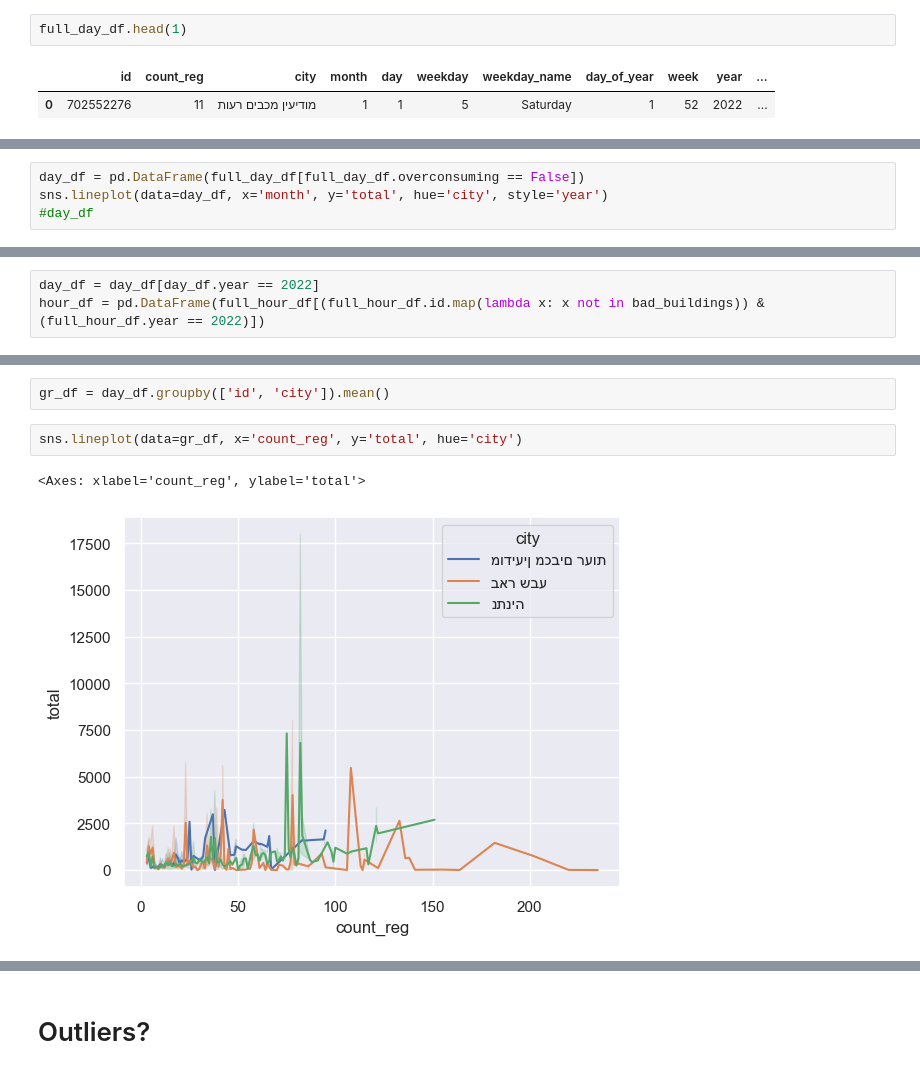
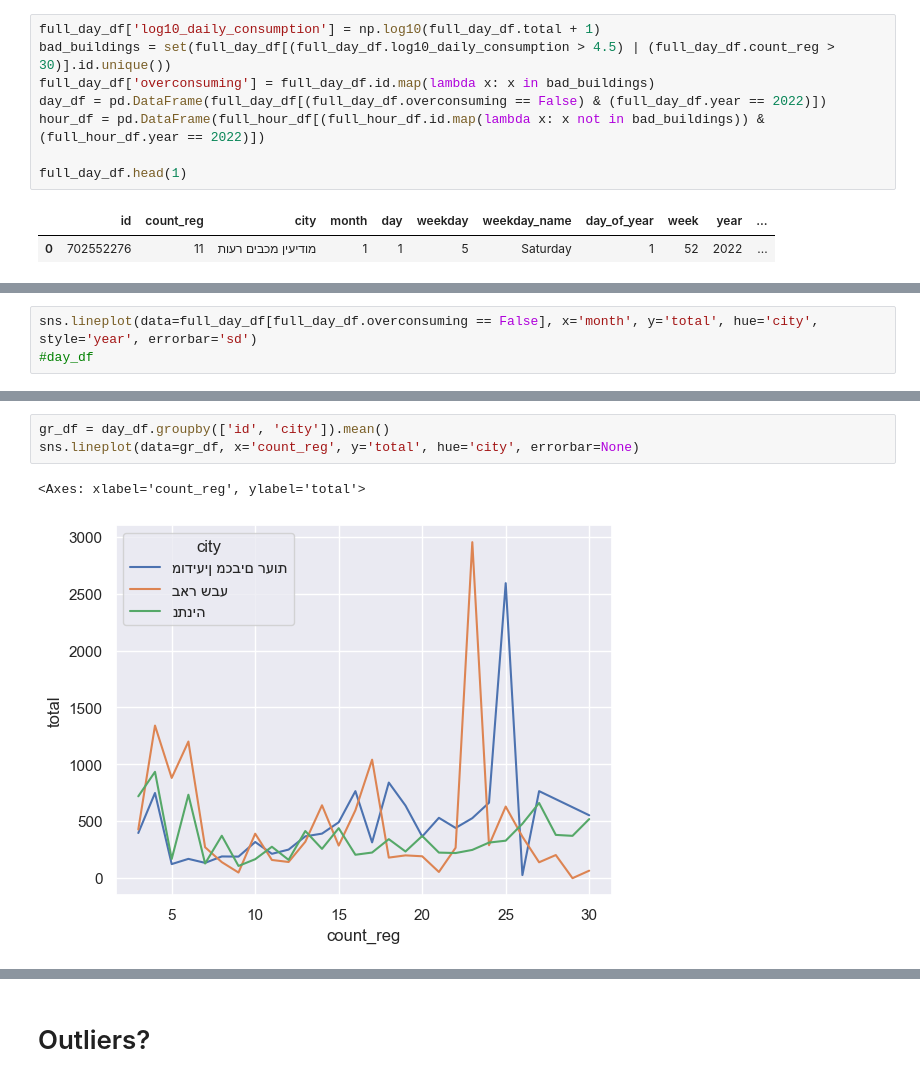
Before and after one commit to shtota/iec, a Jupyter notebook: analysis.ipynb, the cells around one changed output, grey strips where cells are left out. Saved outputs shown, nothing was run; the diff lists cells and outputs as text.

```diff
--- a/analysis.ipynb
+++ b/analysis.ipynb
@@ -20,6 +22,12 @@ full_hour_df.head(1)
 |  | total | id | count_reg | city | month | day | weekday | weekday_name | day_of_year | week | ... |
 | 0 | 199.341003 | 702552276 | 11 | מודיעין מכבים רעות | 1 | 1 | 5 | Saturday | 1 | 52 | ... |
 # %%
+full_day_df['log10_daily_consumption'] = np.log10(full_day_df.total + 1)
+bad_buildings = set(full_day_df[(full_day_df.log10_daily_consumption > 4.5) | (full_day_df.count_reg > 30)].id.unique())
+full_day_df['overconsuming'] = full_day_df.id.map(lambda x: x in bad_buildings)
+day_df = pd.DataFrame(full_day_df[(full_day_df.overconsuming == False) & (full_day_df.year == 2022)])
+hour_df = pd.DataFrame(full_hour_df[(full_hour_df.id.map(lambda x: x not in bad_buildings)) & (full_hour_df.year == 2022)])
+
 full_day_df.head(1)
 # %% [output]
 |  | id | count_reg | city | month | day | weekday | weekday_name | day_of_year | week | year | ... |
@@ -48,6 +50,5 @@ sns.displot(data=full_day_df[full_day_df.overconsuming == False], x='log10_daily
 # %%
-day_df = pd.DataFrame(full_day_df[full_day_df.overconsuming == False])
-sns.lineplot(data=day_df, x='month', y='total', hue='city', style='year')
+sns.lineplot(data=full_day_df[full_day_df.overconsuming == False], x='month', y='total', hue='city', style='year', errorbar='sd')
 #day_df
 # %% [output]
 <Axes: xlabel='month', ylabel='total'>
@@ -55,4 +56 @@ sns.lineplot(data=day_df, x='month', y='total', hue='city', style='year')
-# %%
-day_df = day_df[day_df.year == 2022]
-hour_df = pd.DataFrame(full_hour_df[(full_hour_df.id.map(lambda x: x not in bad_buildings)) & (full_hour_df.year == 2022)])
 # %%
@@ -120,10 +127,9 @@ sns.lineplot(data=day_df, x='rounded_heat_index', y='total', hue='city')
-# %%
-gr_df = day_df.groupby(['id', 'city']).mean()
 # %%
-sns.lineplot(data=gr_df, x='count_reg', y='total', hue='city')
+gr_df = day_df.groupby(['id', 'city']).mean()
+sns.lineplot(data=gr_df, x='count_reg', y='total', hue='city', errorbar=None)
 # %% [output]
 <Axes: xlabel='count_reg', ylabel='total'>
-[figure, old version]
+[figure, new version]
 # %%
 sns.regplot(data=gr_df, x='count_reg', y='total')
 # %% [output]
```
Also changed, not shown: parts of 26 cells of this notebook, 1 other file.
